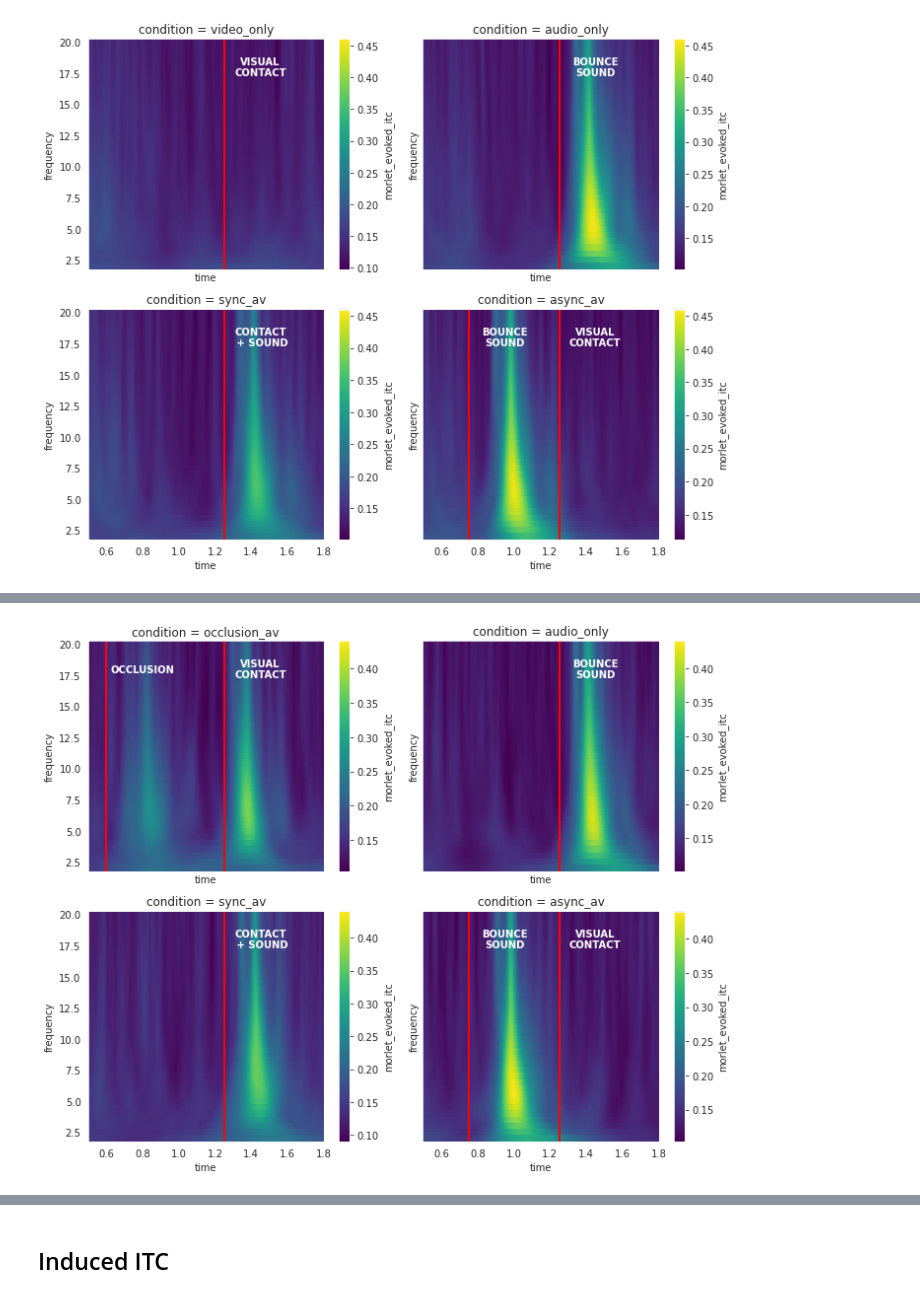
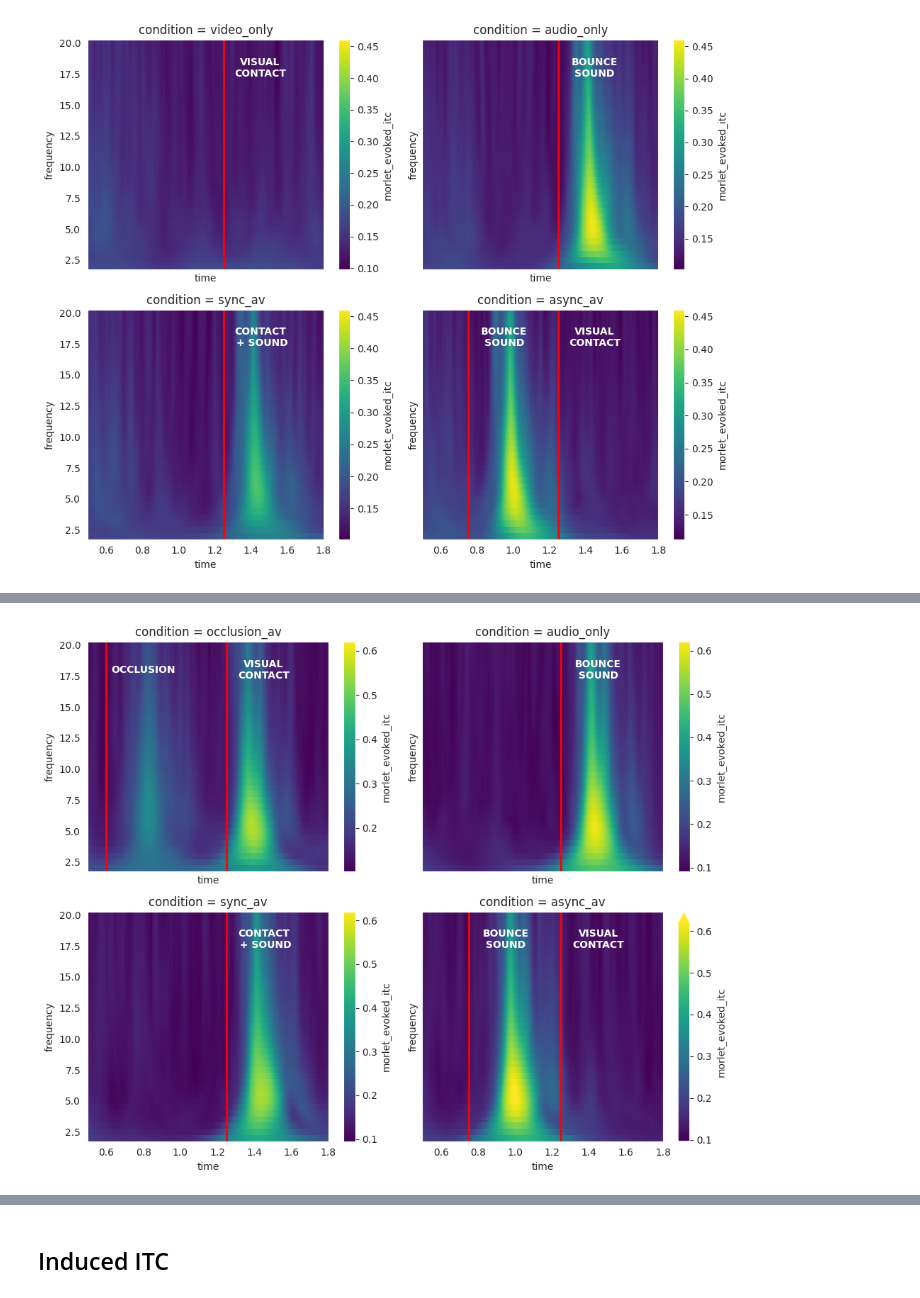
Before and after one commit to scott-huberty/2024-ucsd-itc, a Jupyter notebook: notebooks/morlet3.ipynb, the cells around one changed output, grey strips where cells are left out. Drawn from its saved outputs; the diff is of its cells as text; code cells hidden in the pictures.

```diff
--- a/notebooks/morlet3.ipynb
+++ b/notebooks/morlet3.ipynb
@@ -152,0 +153,5 @@ array([0.034, 0.503, 0.087, 0.22 ])
+# %%
+if "ds" in globals():
+  del ds
+fnames = "ucsd_data/sub-2*.nc"
+ds = ucsd.read_netcdfs(fnames, dim='ID', variable='morlet_evoked_itc')
@@ -153,4 +178,4 @@ array([0.034, 0.503, 0.087, 0.22 ])
 # %%
-ucsd.itc_plot_by_condition(ds, 'experiment2', slice(2,20), slice(.5,1.8), frontal_roi, vmax=.44)
+ucsd.itc_plot_by_condition(ds, 'experiment2', slice(2,20), slice(.5,1.8), center, vmax=.62)
 # %% [output]
-[figure, old version]
+[figure, new version]
```
Also changed, not shown: parts of 13 cells of this notebook.
